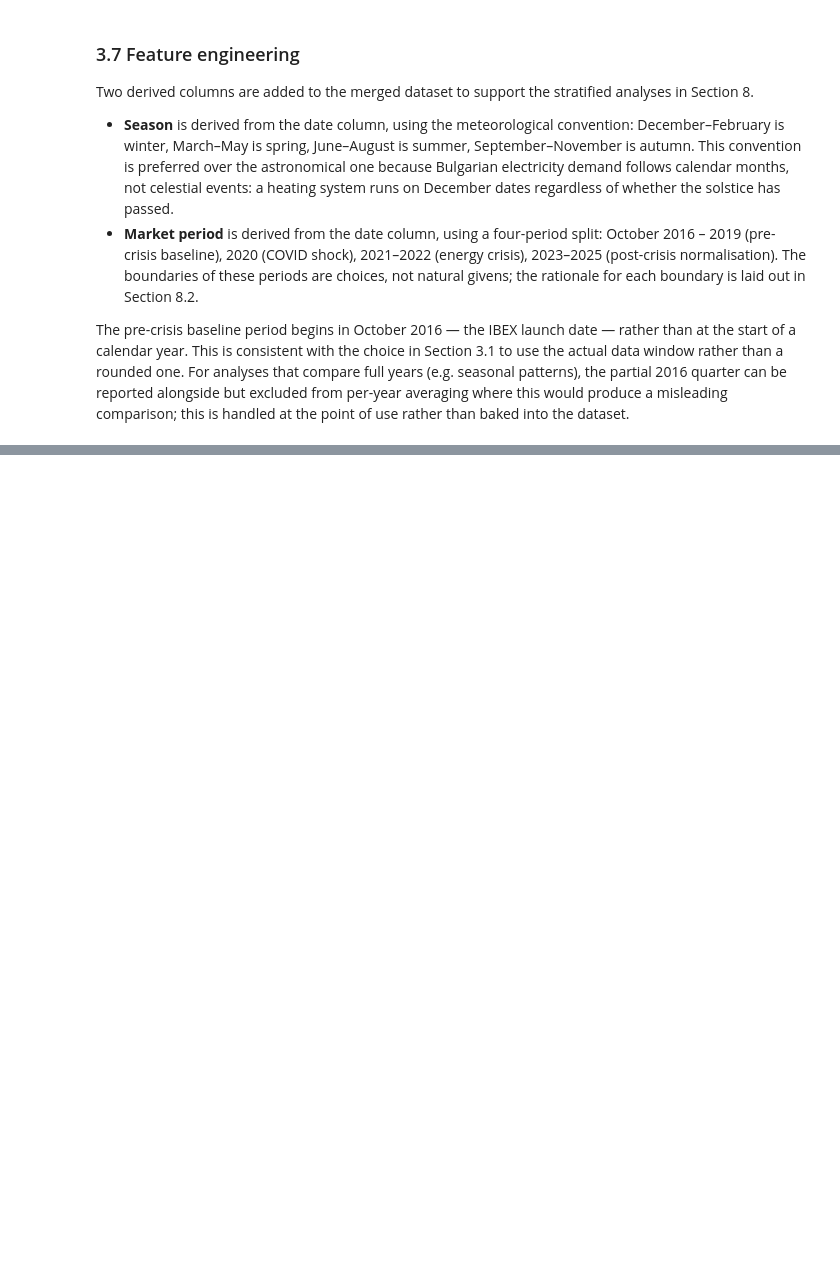
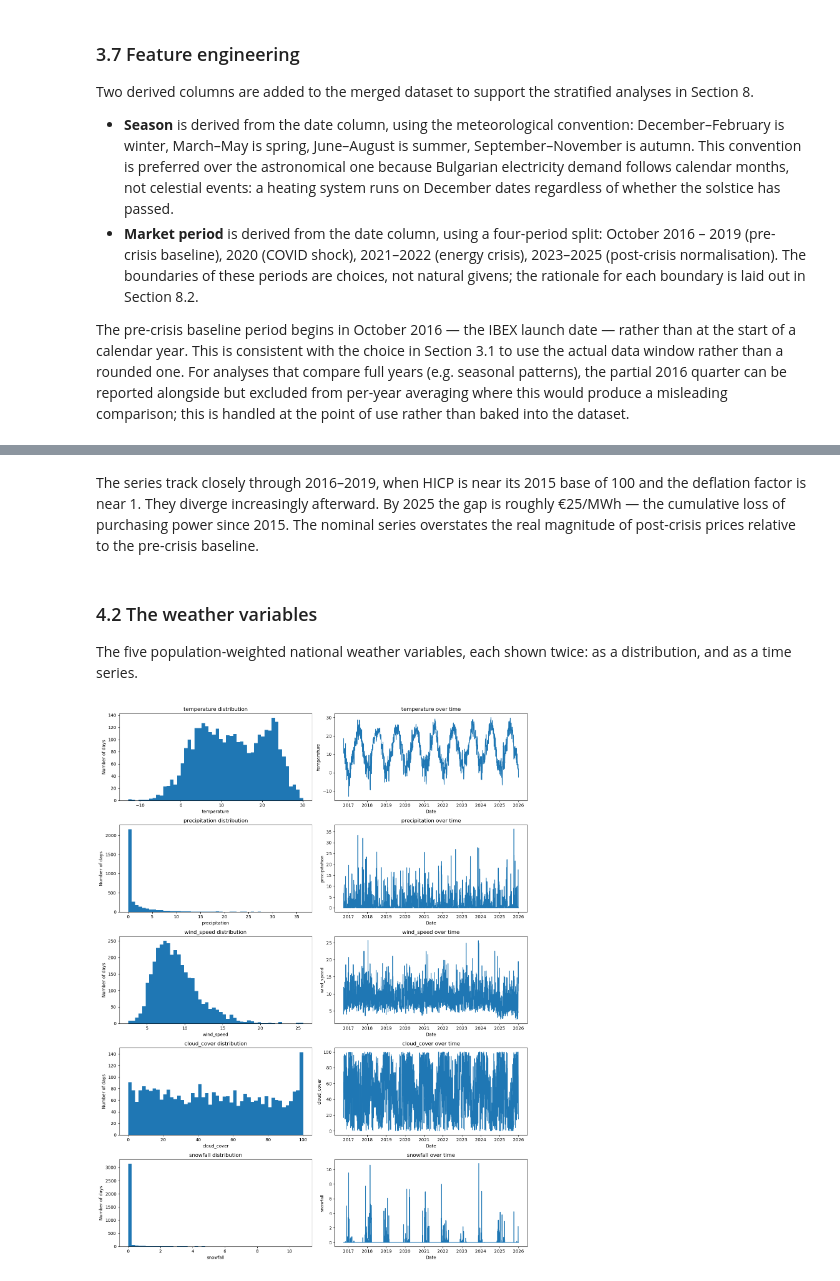
Before and after one commit to AdelinChaushev/Bulgarian-electricity-prices, a Jupyter notebook: BulgarianElectricityPrices.ipynb, the cells around one changed output, grey strips where cells are left out. Saved outputs shown, nothing was run; the diff lists cells and outputs as text; code cells hidden in the pictures; blank space fills up the shorter version.

```diff
--- a/BulgarianElectricityPrices.ipynb
+++ b/BulgarianElectricityPrices.ipynb
@@ -560,0 +577,33 @@ prices
+# %% [markdown]
+The series track closely through 2016–2019, when HICP is near its 2015 base of 100 and the deflation factor is near 1. They diverge increasingly afterward. By 2025 the gap is roughly €25/MWh — the cumulative loss of purchasing power since 2015. The nominal series overstates the real magnitude of post-crisis prices relative to the pre-crisis baseline.
+# %% [markdown]
+### 4.2 The weather variables
+
+The five population-weighted national weather variables, each shown twice: as a distribution, and as a time series.
+# %%
+fig, axes = plt.subplots(5, 2, figsize=(14, 18))
+weather_vars = ["temperature", "precipitation", "wind_speed", "cloud_cover", "snowfall"]
+units = {
+    "temperature":   "°C",
+    "precipitation": "mm/day",
+    "wind_speed":    "km/h",
+    "cloud_cover":   "%",
+    "snowfall":      "cm/day",
+}
+for i, var in enumerate(weather_vars):
+    # Left panel: histogram
+    axes[i, 0].hist(prices[var], bins=50)
+    axes[i, 0].set_xlabel(var)
+    axes[i, 0].set_ylabel("Number of days")
+    axes[i, 0].set_title(f"{var} distribution")
+
+    # Right panel: time series
+    axes[i, 1].plot(prices["Date"], prices[var])
+    axes[i, 1].set_xlabel("Date")
+    axes[i, 1].set_ylabel(var)
+    axes[i, 1].set_title(f"{var} over time")
+
+plt.tight_layout()
+plt.show()
+# %% [output]
+[figure, added]
```
Also changed, not shown: parts of 27 cells of this notebook.
